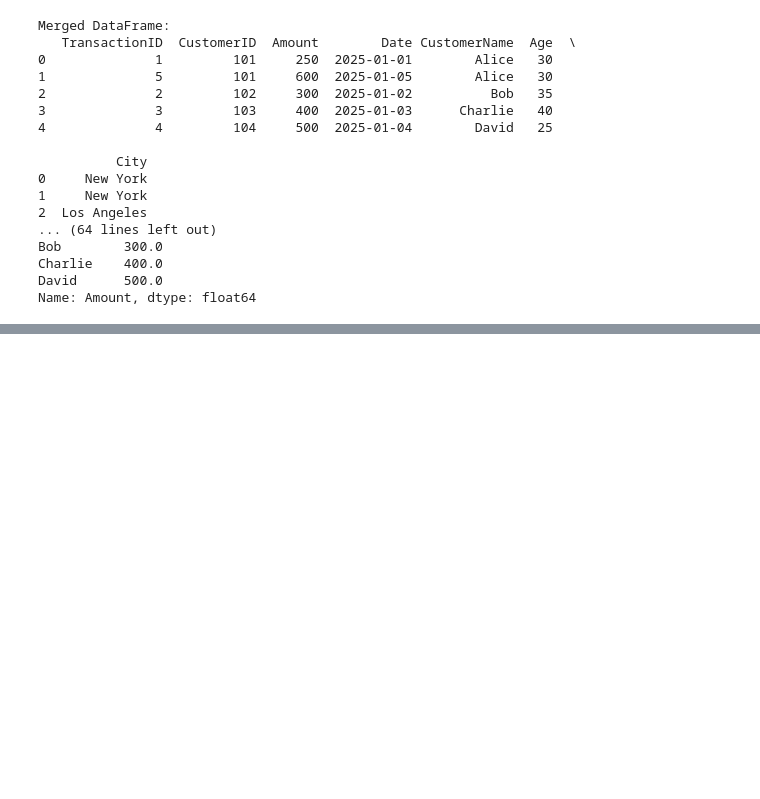
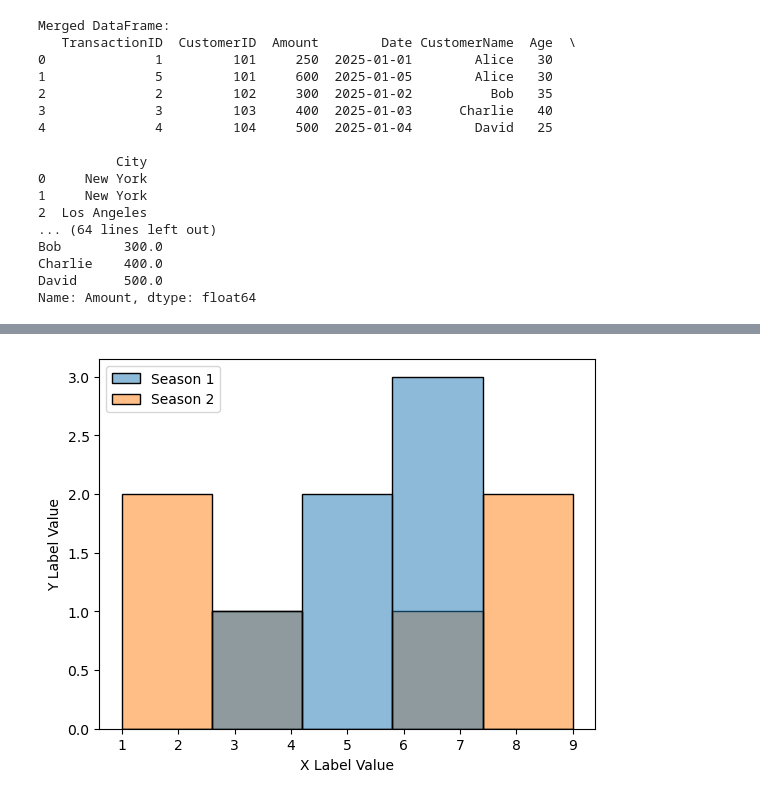
Before and after one commit to exmple-5/examples-of-python, a Jupyter notebook: AD class.ipynb, the cells around one changed output, grey strips where cells are left out. Drawn from its saved outputs; the diff is of its cells as text; code cells hidden in the pictures; blank space fills up the shorter version.

```diff
--- a/AD class.ipynb
+++ b/AD class.ipynb
@@ -168,0 +183,11 @@ Name: Amount, dtype: float64
+# %%
+import pandas as pd
+import matplotlib.pyplot as plt
+import seaborn as sns
+dataf=pd.DataFrame({"Season 1": [7,7,5,5,6,3],
+                   "Season 2": [1,2,8,4,9,7]})
+p=sns.histplot(data=dataf)
+p.set(xlabel="X Label Value", ylabel ="Y Label Value")
+plt.show()
+# %% [output]
+[figure, added]
```
Also changed, not shown: parts of 4 cells of this notebook.
